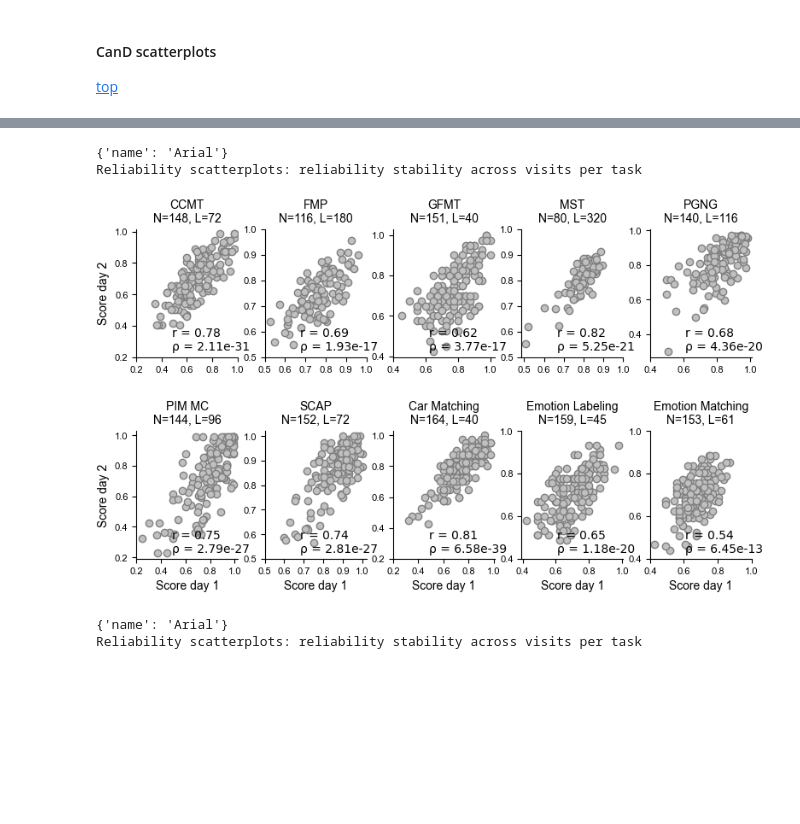
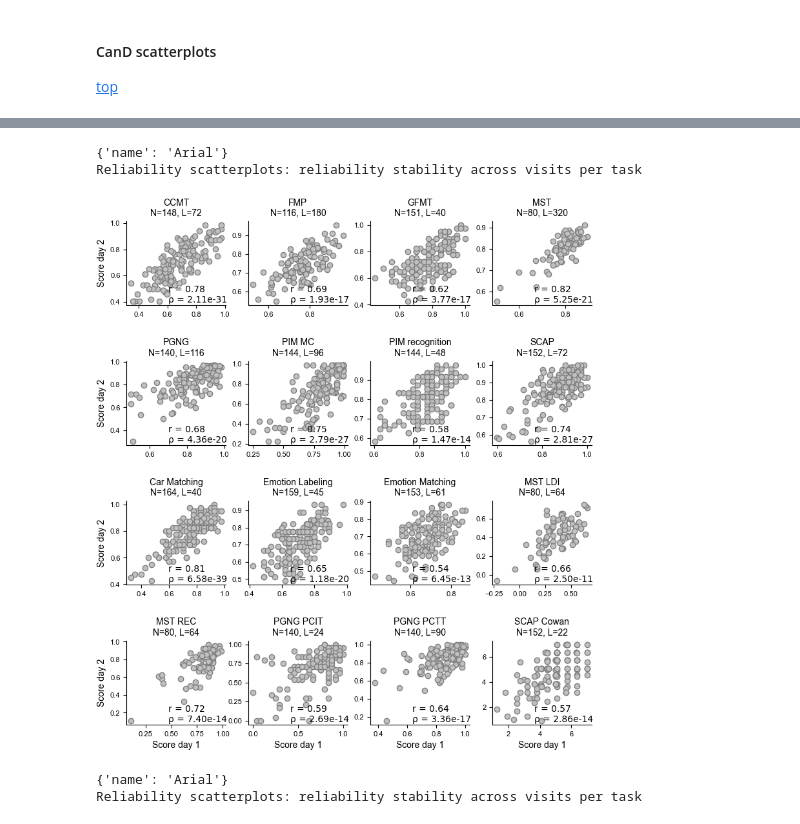
Before and after one commit to jankaWIS/reliability-paper, a Jupyter notebook: Figures/Figure_4-Revisions-reliability_stability_across_days-FMP_CFMT_all_tasks.ipynb, the cells around one changed output, grey strips where cells are left out. Saved outputs shown, nothing was run; the diff lists cells and outputs as text; code cells hidden in the pictures; blank space fills up the shorter version.

```diff
--- a/Figures/Figure_4-Revisions-reliability_stability_across_days-FMP_CFMT_all_tasks.ipynb
+++ b/Figures/Figure_4-Revisions-reliability_stability_across_days-FMP_CFMT_all_tasks.ipynb
@@ -1747,7 +1748,7 @@ task4analysis = [
  'MST',
  'PGNG',
  'PIM_MC',
-#  'PIM_recog',
+ 'PIM_recog',
 #  'RISE', # does not have 2 days
  'SCAP',
 #  'VET_birds',
@@ -2015,0 +2062,14 @@ Process took: 264.96 s which is 4.42 min.
+# %%
+def human_label(x):
+    if 'car' in x or 'emotion' in x:
+        return x.replace('_', ' ').replace('ll', 'l').title()
+    elif x == "VET_birds_planes_leaves":
+        return "VET"
+    elif x == "nback_concat_d_prime" or x == "nback_concat_level2_d_prime":
+        return "N Back d'"
+    elif x == "n_back":
+        return "N Back"
+    elif x == "CFMT_origFmonth":
+        return "CFMT months apart"
+    else:
+        return x.replace('_', ' ')
@@ -2831,7 +3521,7 @@ n_repeats = 1
 # start the timer
 start = time.time()
 
-fig, axs = plt.subplots(2, 5, figsize=(10,5))
+fig, axs = plt.subplots(4, 4, figsize=(10,5))
 
 # run without nback as it is not behaving well
 # for task in task4analysis:
@@ -2993,10 +3683,12 @@ plt.rcdefaults()
 font_size=14
 legend_size=8
 
+assert len(dic_all_tasks_and_measures.keys()) == 16
+
 
 # CanD
 a = 20
-b = 12
+b = 22
 c = Canvas(a, b, "cm")
 
 # set font
@@ -3022,77 +3714,90 @@ top_offset = 1.
 bottom_offset = 1.2
 right_offset = 1.2
 hsb = 2.2 #half_space_between - horizontal
-vsb = .8 #half_space_between - vertical
+vsb = .9 #half_space_between - vertical
 
 # add a 5x2 grid
-c.add_grid([f"p{i}" for i in range(len(task4analysis))], 2, Point(right_offset, bottom_offset, "cm"), Point(a-.5, b-top_offset, "cm"), spacing=Vector(vsb, hsb, "cm"), unitname="grid")
+c.add_grid([f"p{i}" for i in range(len(dic_all_tasks_and_measures.keys()))], 4,
+           Point(right_offset, bottom_offset, "cm"),
+           Point(a-.5, b-top_offset, "cm"), spacing=Vector(vsb, hsb, "cm"), unitname="grid")
 
 
 
 ######### panel A
-for (i, ax), task in zip(enumerate(c.axes.values()), task4analysis):
+for (i, ax), task in zip(enumerate(c.axes.values()), dic_all_tasks_and_measures.keys()):
+    x, y, L = None, None, None
 
-    x = dic_scatterplots[task]['x']
-    y = dic_scatterplots[task]['y']
+    # if we just calculated it, plot that
+    if task in dic_scatterplots.keys():
+        # extraxt data
+        x = dic_scatterplots[task]['x']
+        y = dic_scatterplots[task]['y']
+        L = dic_scatterplots[task]['L'][0]
+    # if it's the special measure, then load it from the big dictionary
+    else:
+        x = dic_all_tasks_and_measures[task]['x_orig_vs_rep']
+        y = dic_all_tasks_and_measures[task]['y_orig_vs_rep']
+        L = max(dic_all_tasks_and_measures[task]['n_trials_list_orig_vs_rep'])
+
     ax.scatter(x, y, edgecolors='gray', color='silver')
-    label_correlation(x, y, ax, xy=(.35, .05))# xy=(.02, .83))#
+    label_correlation(x, y, ax, xy=(.42, .03))# xy=(.02, .83))#
 
 
-    ax_title = task.replace("_", " ").replace("pseudoslopes", "").replace("concat", "").replace("labelling", "labeling").replace("faces-perc", "\ninterference - FM").replace("faces", "interference").replace("blank", "delay").replace("perception", "face matching").replace(" birds planes leaves", "").replace("n back", "N Back").replace("nback  level2 d prime", "N Back d'")
+    ax_title = task.replace("_", " ").replace("pseudoslopes", "").replace("concat", "").replace("labelling", "labeling").replace("faces-perc", "\ninterference - FM").replace("faces", "interference").replace("blank", "delay").replace("perception", "face matching").replace(" birds planes leaves", "").replace("n back", "N Back").replace("nback  level2 d prime", "N Back d'").replace("recog", "recognition")
     if 'emotion' in ax_title or 'car' in ax_title:
         ax_title = ax_title.title()
 #     ax.set_title(ax_title)
-    ax.set_title(f'{ax_title}\nN={x.shape[0]}, L={dic_scatterplots[task]["L"][0]}')
+    ax.set_title(f'{ax_title}\nN={x.shape[0]}, L={L}')
 #     c.add_text(f'{ax_title}\nN={x.shape[0]}', Point(.5, 1., f"p{i}"))
 
 
     # deal with labels
-    if i>= len(task4analysis)-5:
+    if i>= len(dic_all_tasks_and_measures.keys())-4:
         ax.set_xlabel("Score day 1")
     else:
         ax.set_xlabel("")
 
-    if i%5==0:
+    if i%4==0:
         ax.set_ylabel("Score day 2")
         source_ax = ax
     else:
         ax.set_ylabel("")
 #         sharey_ax(ax, source_ax)
 
 
     sns.despine(ax=ax)
 
 #     ax.set_xlim(min(x.min(), y.min())-0.05, 1.05)
 #     ax.set_ylim(min(x.min(), y.min())-0.05, 1.05)
 
     # set the x axis to look good
 #     ax.xaxis.set_ticks([a.get_position()[1] for a in ax.yaxis.get_ticklabels()])#ax.get_yticks())
 #     ax.yaxis.set_ticks([a.get_position()[0] for a in ax.xaxis.get_ticklabels()])#ax.get_yticks())
 #     print(f'{ax_title}:\n y: {ax.yaxis.get_ticklabels()}\n x: {ax.xaxis.get_ticklabels()}\n')
 
 #     ax.xaxis.set_ticks(np.arange(0, 1.2, 0.2))
 #     ax.xaxis.set_ticks(np.arange(0.2, 1.2, 0.2))
 #     ax.yaxis.set_ticks(np.arange(0.2, 1.2, 0.2))
-    if x.min()>0.5:
-        ax.xaxis.set_ticks(np.arange(0.5, 1.05, 0.1))
-    elif x.min()>0.4:
-        ax.xaxis.set_ticks(np.arange(0.4, 1.2, 0.2))
-    else:
-        ax.xaxis.set_ticks(np.arange(0.2, 1.2, 0.2))
-#     ax.yaxis.set_ticks(np.arange(0.2, 1.2, 0.2))
-#     print(x.min(), y.min())
-    ax.yaxis.set_ticks(ax.get_xticks())
+#     if x.min()>0.5:
+#         ax.xaxis.set_ticks(np.arange(0.5, 1.05, 0.1))
+#     elif x.min()>0.4:
+#         ax.xaxis.set_ticks(np.arange(0.4, 1.2, 0.2))
+#     else:
+#         ax.xaxis.set_ticks(np.arange(0.2, 1.2, 0.2))
+# #     ax.yaxis.set_ticks(np.arange(0.2, 1.2, 0.2))
+# #     print(x.min(), y.min())
+#     ax.yaxis.set_ticks(ax.get_xticks())
 
 
 # c.debug_grid(Vector(0.5,0.5,"cm"))
 c.show()
 # #
-# c.save(os.path.join(path_figures, "SI", 'Figure_x.png'), dpi=300)#, bbox_inches="tight")
-# c.save(os.path.join(path_figures, "SI", 'Figure_x.pdf'), dpi=300)#, bbox_inches="tight")
+c.save(os.path.join(path_figures, "SI", 'SI_Figure_5.png'), dpi=300)#, bbox_inches="tight")
+c.save(os.path.join(path_figures, "SI", 'SI_Figure_5.pdf'), dpi=300)#, bbox_inches="tight")
 # %% [output]
 {'name': 'Arial'}
 Reliability scatterplots: reliability stability across visits per task
-[figure, old version]
+[figure, new version]
 # %%
 #######################
 # define canvas
```
Also changed, not shown: parts of 31 cells of this notebook.
